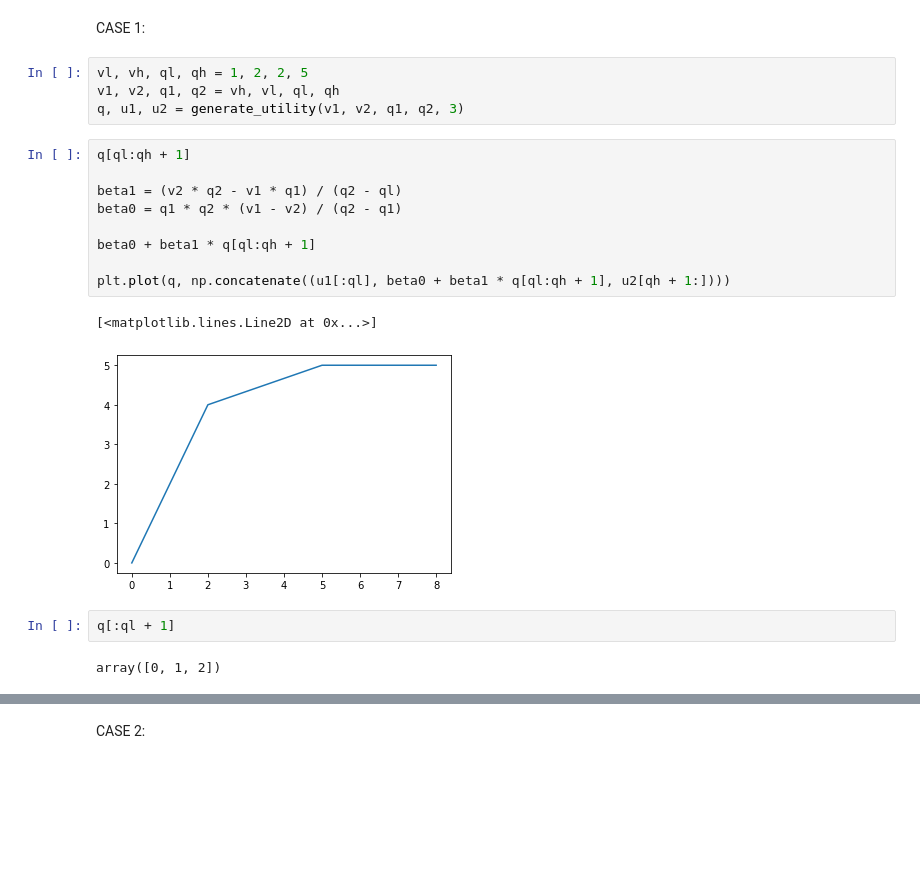
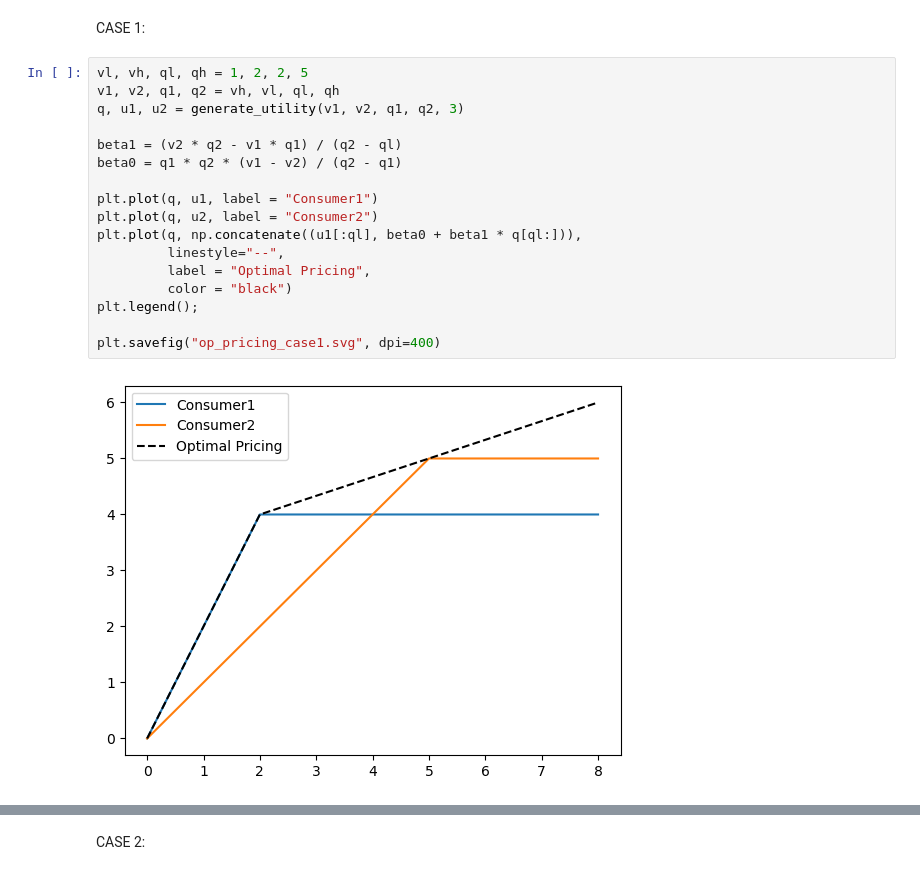
Before and after one commit to wanxii/nonlinear-pricing, a Jupyter notebook: op_pricing_fig.ipynb, the cells around one changed output, grey strips where cells are left out. Drawn from its saved outputs; the diff is of its cells as text; blank space fills up the shorter version.

```diff
--- a/op_pricing_fig.ipynb
+++ b/op_pricing_fig.ipynb
@@ -18,20 +19,19 @@ CASE 1:
 # %%
 vl, vh, ql, qh = 1, 2, 2, 5
 v1, v2, q1, q2 = vh, vl, ql, qh
 q, u1, u2 = generate_utility(v1, v2, q1, q2, 3)
+
+beta1 = (v2 * q2 - v1 * q1) / (q2 - ql)
+beta0 = q1 * q2 * (v1 - v2) / (q2 - q1)
+
+plt.plot(q, u1, label = "Consumer1")
+plt.plot(q, u2, label = "Consumer2")
+plt.plot(q, np.concatenate((u1[:ql], beta0 + beta1 * q[ql:])),
+         linestyle="--",
+         label = "Optimal Pricing",
+         color = "black")
+plt.legend();
+
+plt.savefig("op_pricing_case1.svg", dpi=400)
+# %% [output]
+[figure, added]
-# %%
-q[ql:qh + 1]
-
-beta1 = (v2 * q2 - v1 * q1) / (q2 - ql)
-beta0 = q1 * q2 * (v1 - v2) / (q2 - q1)
-
-beta0 + beta1 * q[ql:qh + 1]
-
-plt.plot(q, np.concatenate((u1[:ql], beta0 + beta1 * q[ql:qh + 1], u2[qh + 1:])))
-# %% [output]
-[<matplotlib.lines.Line2D at 0x...>]
-[figure, removed]
-# %%
-q[:ql + 1]
-# %% [output]
-array([0, 1, 2])
```
Also changed, not shown: parts of 4 cells of this notebook.
